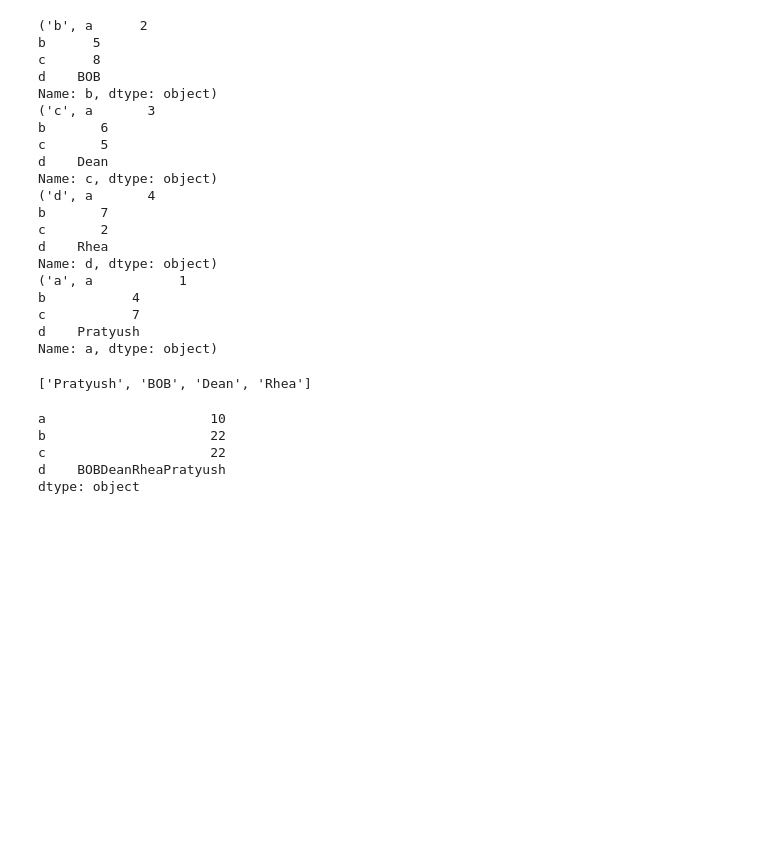
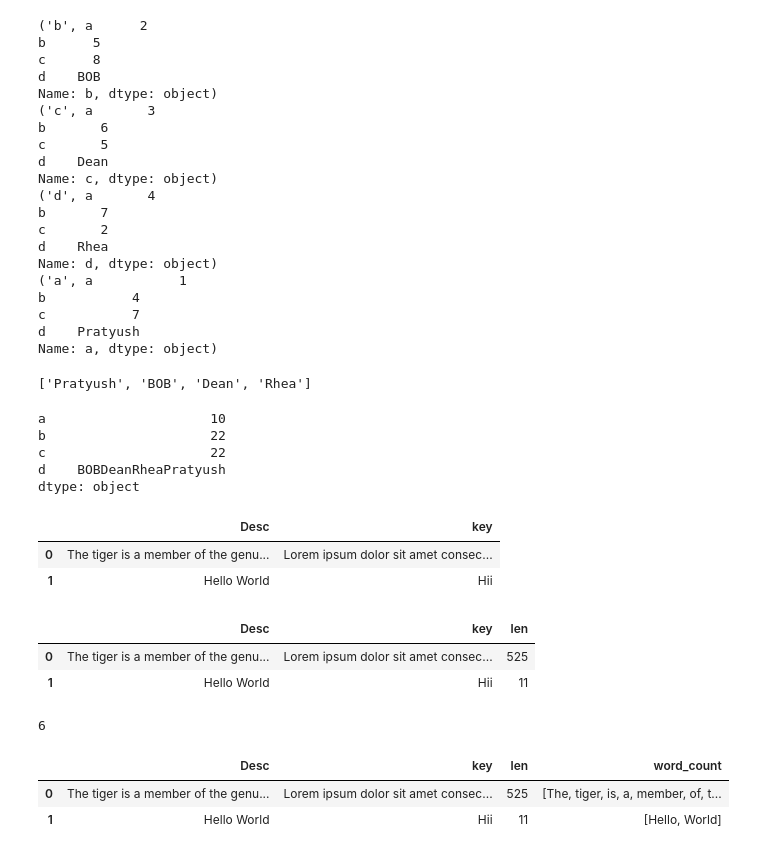
Before and after one commit to Pratyush2004-oss/NUMPY-AND-PANDAS-TUTORIAL, a Jupyter notebook: Pandas4.ipynb, the cells around one changed output. Drawn from its saved outputs; the diff is of its cells as text; code cells hidden in the pictures; blank space fills up the shorter version.

```diff
--- a/Pandas4.ipynb
+++ b/Pandas4.ipynb
@@ -141,3 +137,30 @@ b                     22
 c                     22
 d    BOBDeanRheaPratyush
 dtype: object
+# %%
+pd.set_option('display.max_colwidth',1000)
+df3 = pd.DataFrame({'Desc':["The tiger is a member of the genus Panthera and the largest living cat Lorem ipsum dolor sit amet consectetur, adipisicing elit. Tempore tenetur vitae sunt, id doloremque deserunt repellendus beatae dicta voluptas eum assumenda sit! Magni voluptatibus in minima distinctio hic autem fugiat, quibusdam, necessitatibus iusto accusamus molestiae temporibus porro nesciunt labore ullam odit repellat debitis, quia sapiente atque animi provident vitae delectus. Quod ex enim, reiciendis architecto dolor earum dolorem autem animi.",'Hello World'],'key':['Lorem ipsum dolor sit amet consectetur, adipisicing elit. Tempore tenetur vitae sunt, id doloremque deserunt repellendus beatae dicta voluptas eum assumenda sit! Magni voluptatibus in minima distinctio hic autem fugiat, quibusdam, necessitatibus iusto accusamus molestiae temporibus porro nesciunt labore ullam odit repellat debitis, quia sapiente atque animi provident vitae delectus. Quod ex enim, reiciendis architecto dolor earum dolorem autem animi.','Hii']})
+df3
+# %% [output]
+|  | Desc | key |
+| 0 | The tiger is a member of the genu... | Lorem ipsum dolor sit amet consec... |
+| 1 | Hello World | Hii |
+# %%
+df3['len'] = df3['Desc'].apply(len)
+pd.DataFrame(df3)
+# %% [output]
+|  | Desc | key | len |
+| 0 | The tiger is a member of the genu... | Lorem ipsum dolor sit amet consec... | 525 |
+| 1 | Hello World | Hii | 11 |
+# %%
+t = 'This is a Data Science Class'
+len(t.split())
+# %% [output]
+6
+# %%
+df3["word_count"] = df3['Desc'].apply(lambda x:(x.split()))
+pd.DataFrame(df3)
+# %% [output]
+|  | Desc | key | len | word_count |
+| 0 | The tiger is a member of the genu... | Lorem ipsum dolor sit amet consec... | 525 | [The, tiger, is, a, member, of, t... |
+| 1 | Hello World | Hii | 11 | [Hello, World] |
```
Also changed, not shown: parts of 12 cells of this notebook, 2 other files.
